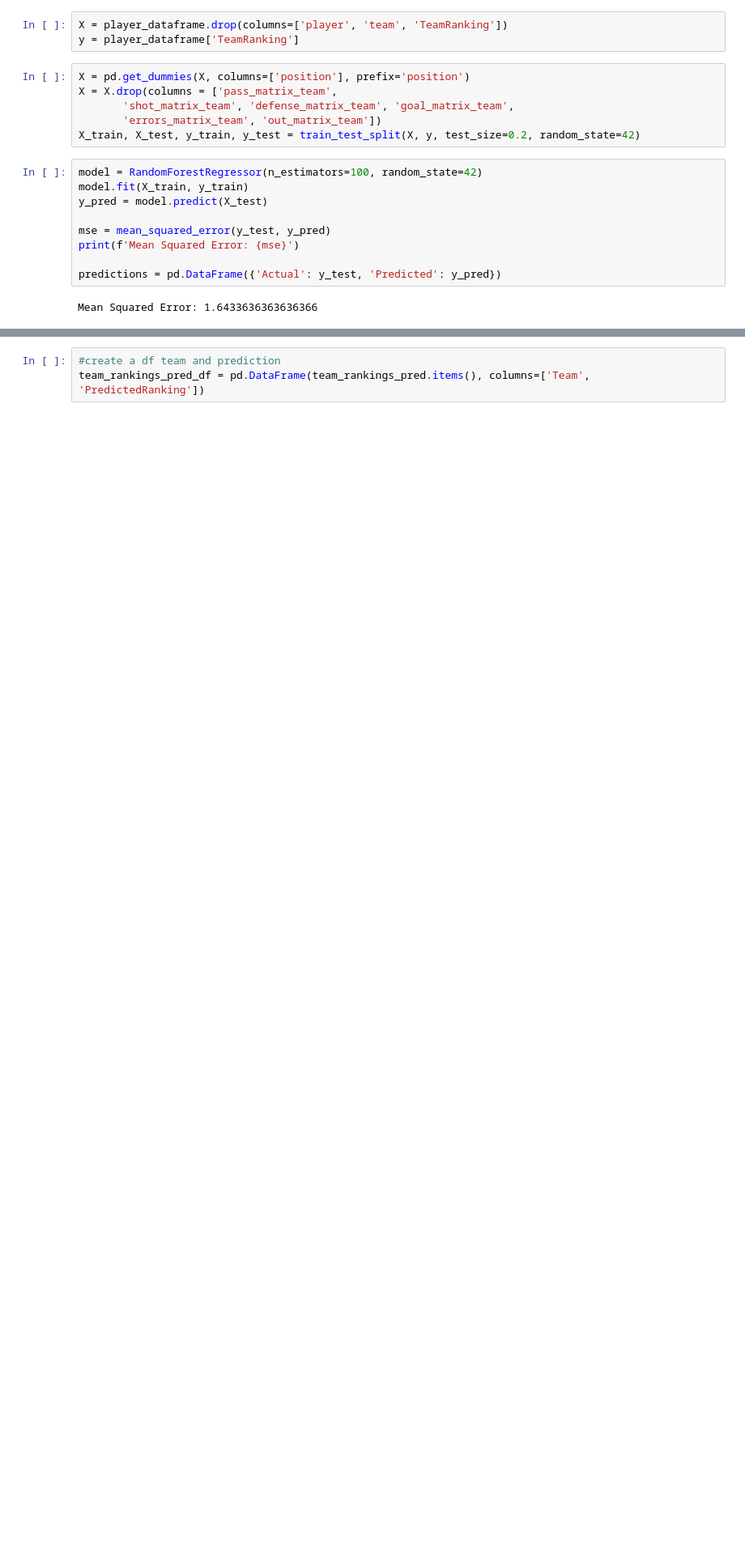
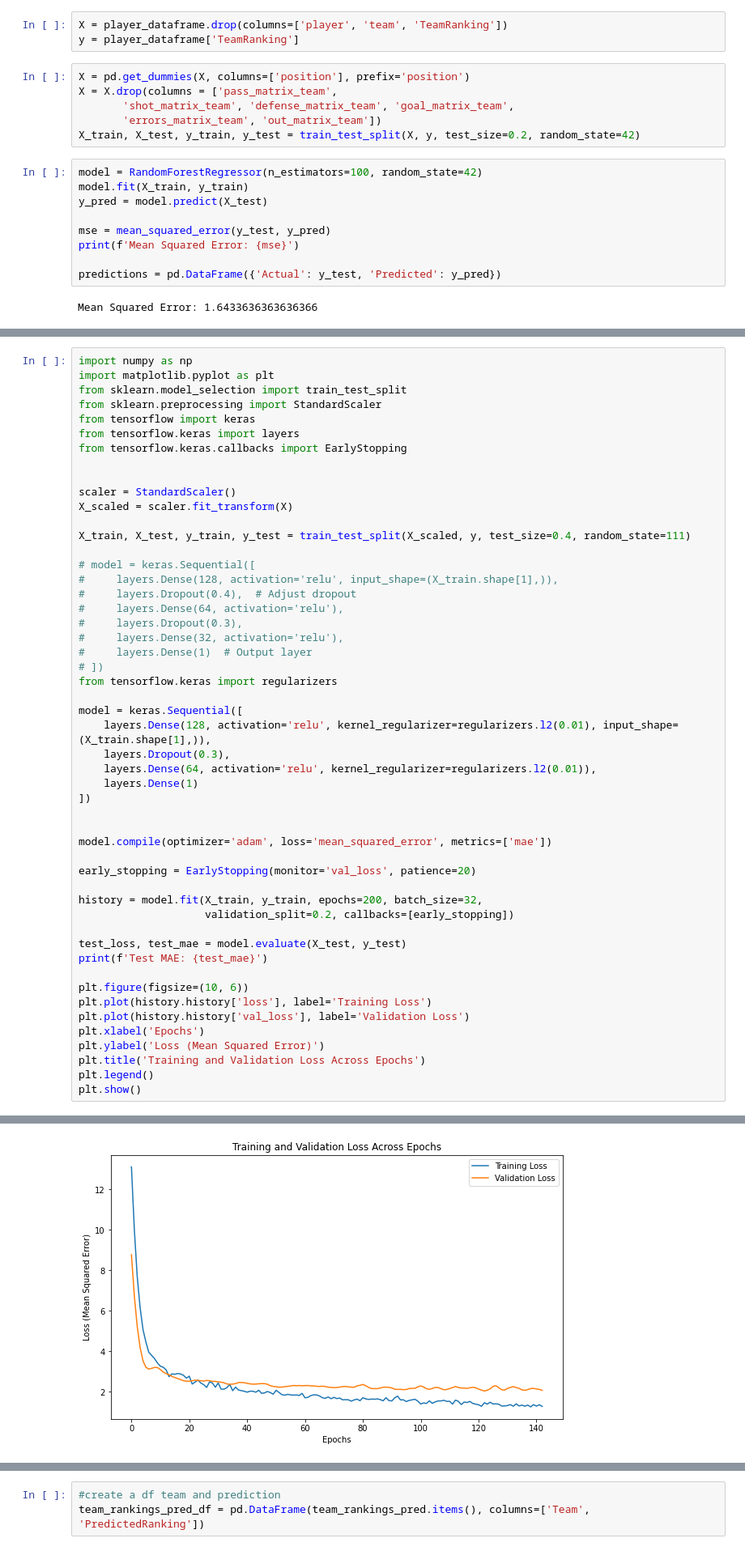
Before and after one commit to luisalawson/soccer_defense_analysis, a Jupyter notebook: RedRanking.ipynb, the cells around one changed output, grey strips where cells are left out. Shown at 81% size. Saved outputs shown, nothing was run; the diff lists cells and outputs as text; blank space fills up the shorter version.

```diff
--- a/RedRanking.ipynb
+++ b/RedRanking.ipynb
@@ -745,0 +585,52 @@ Test MAE: 1.2588671445846558
+# %%
+import numpy as np
+import matplotlib.pyplot as plt
+from sklearn.model_selection import train_test_split
+from sklearn.preprocessing import StandardScaler
+from tensorflow import keras
+from tensorflow.keras import layers
+from tensorflow.keras.callbacks import EarlyStopping
+
+
+scaler = StandardScaler()
+X_scaled = scaler.fit_transform(X)
+
+X_train, X_test, y_train, y_test = train_test_split(X_scaled, y, test_size=0.4, random_state=111)
+
+# model = keras.Sequential([
+#     layers.Dense(128, activation='relu', input_shape=(X_train.shape[1],)),
+#     layers.Dropout(0.4),  # Adjust dropout
+#     layers.Dense(64, activation='relu'),
+#     layers.Dropout(0.3),
+#     layers.Dense(32, activation='relu'),
+#     layers.Dense(1)  # Output layer
+# ])
+from tensorflow.keras import regularizers
+
+model = keras.Sequential([
+    layers.Dense(128, activation='relu', kernel_regularizer=regularizers.l2(0.01), input_shape=(X_train.shape[1],)),
+    layers.Dropout(0.3),
+    layers.Dense(64, activation='relu', kernel_regularizer=regularizers.l2(0.01)),
+    layers.Dense(1)
+])
+
+
+model.compile(optimizer='adam', loss='mean_squared_error', metrics=['mae'])
+
+early_stopping = EarlyStopping(monitor='val_loss', patience=20)
+
+history = model.fit(X_train, y_train, epochs=200, batch_size=32,
+                    validation_split=0.2, callbacks=[early_stopping])
+
+test_loss, test_mae = model.evaluate(X_test, y_test)
+print(f'Test MAE: {test_mae}')
+
+plt.figure(figsize=(10, 6))
+plt.plot(history.history['loss'], label='Training Loss')
+plt.plot(history.history['val_loss'], label='Validation Loss')
+plt.xlabel('Epochs')
+plt.ylabel('Loss (Mean Squared Error)')
+plt.title('Training and Validation Loss Across Epochs')
+plt.legend()
+plt.show()
+# %% [output]
@@ -746,3 +655,4 @@ Test MAE: 1.2588671445846558
+[figure, added]
 # %%
 test_loss, test_mae = model.evaluate(X_test, y_test)
 print(f'Test MAE: {test_mae}')
```
Also changed, not shown: parts of 39 cells of this notebook.
